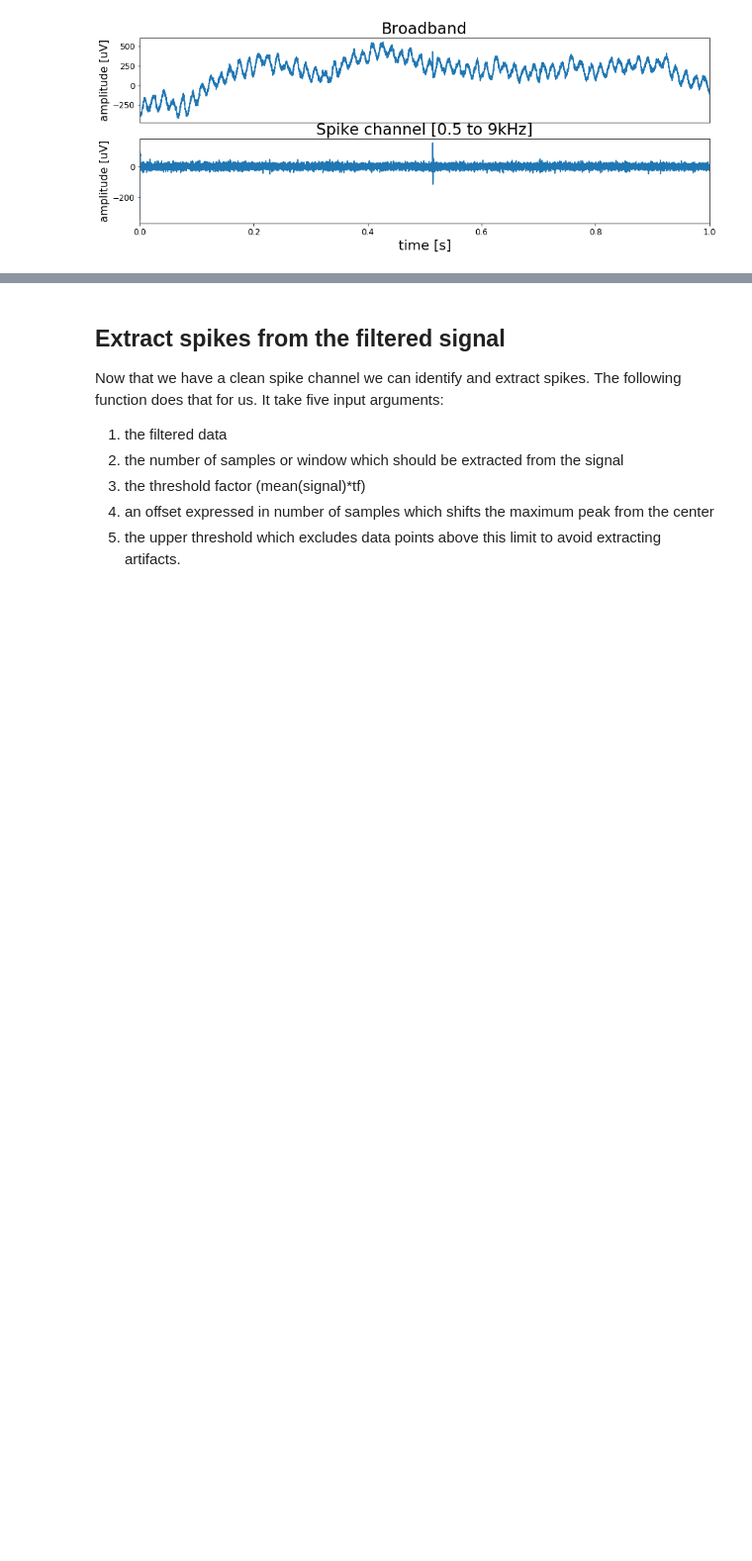
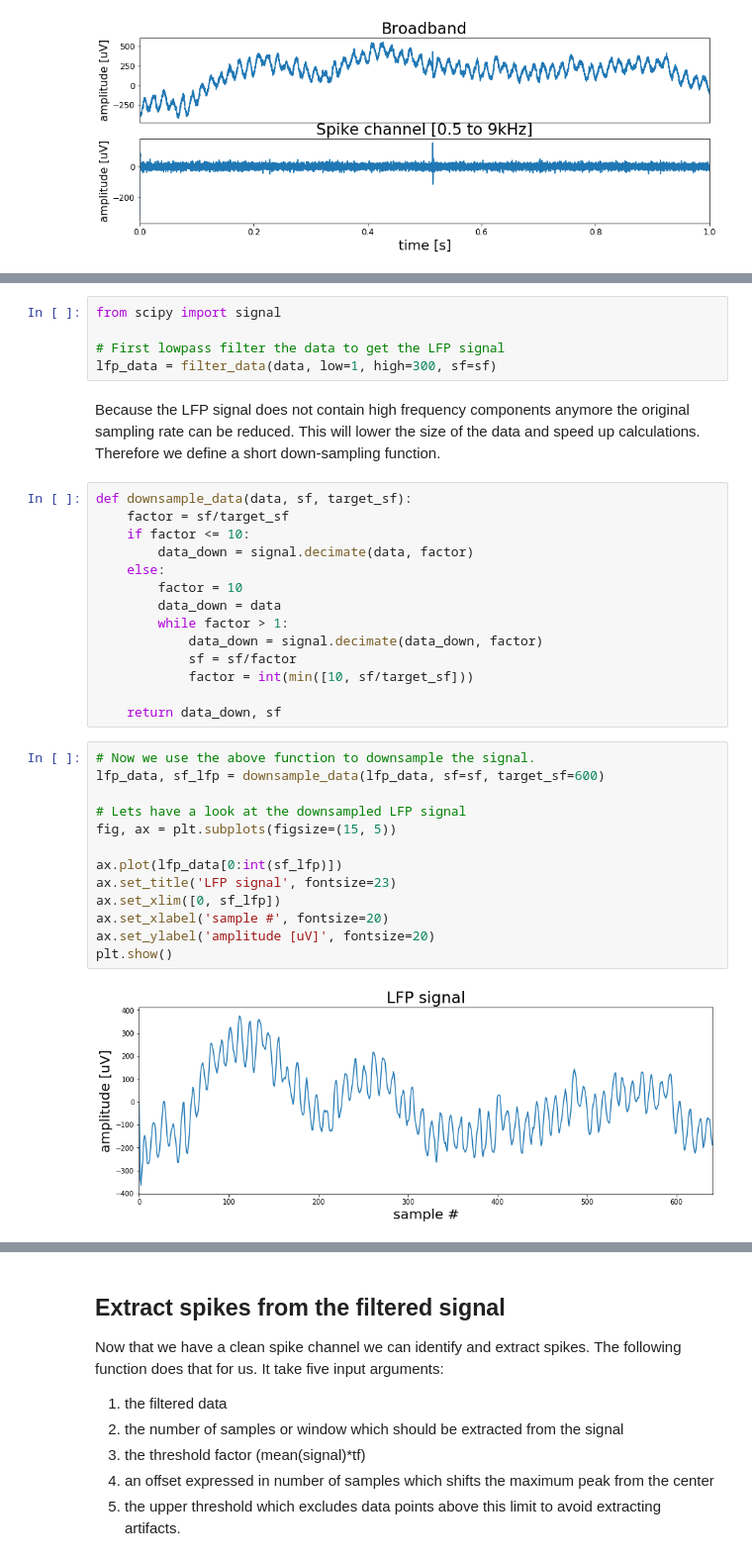
Before and after one commit to akcarsten/spike_sorting, a Jupyter notebook: Spike_sorting.ipynb, the cells around one changed output, grey strips where cells are left out. Shown at 99% size. Saved outputs shown, nothing was run; the diff lists cells and outputs as text; blank space fills up the shorter version.

```diff
--- a/Spike_sorting.ipynb
+++ b/Spike_sorting.ipynb
@@ -113,0 +118,36 @@ plt.show()
+# %%
+from scipy import signal
+
+# First lowpass filter the data to get the LFP signal
+lfp_data = filter_data(data, low=1, high=300, sf=sf)
+# %% [markdown]
+Because the LFP signal does not contain high frequency components anymore the original sampling rate can be reduced. This will lower the size of the data and speed up calculations. Therefore we define a short down-sampling function.
+# %%
+def downsample_data(data, sf, target_sf):
+    factor = sf/target_sf
+    if factor <= 10:
+        data_down = signal.decimate(data, factor)
+    else:
+        factor = 10
+        data_down = data
+        while factor > 1:
+            data_down = signal.decimate(data_down, factor)
+            sf = sf/factor
+            factor = int(min([10, sf/target_sf]))
+
+    return data_down, sf
+# %%
+# Now we use the above function to downsample the signal.
+lfp_data, sf_lfp = downsample_data(lfp_data, sf=sf, target_sf=600)
+
+# Lets have a look at the downsampled LFP signal
+fig, ax = plt.subplots(figsize=(15, 5))
+
+ax.plot(lfp_data[0:int(sf_lfp)])
+ax.set_title('LFP signal', fontsize=23)
+ax.set_xlim([0, sf_lfp])
+ax.set_xlabel('sample #', fontsize=20)
+ax.set_ylabel('amplitude [uV]', fontsize=20)
+plt.show()
+# %% [output]
+[figure, added]
```
Also changed, not shown: parts of 10 cells of this notebook, 12 other files.
